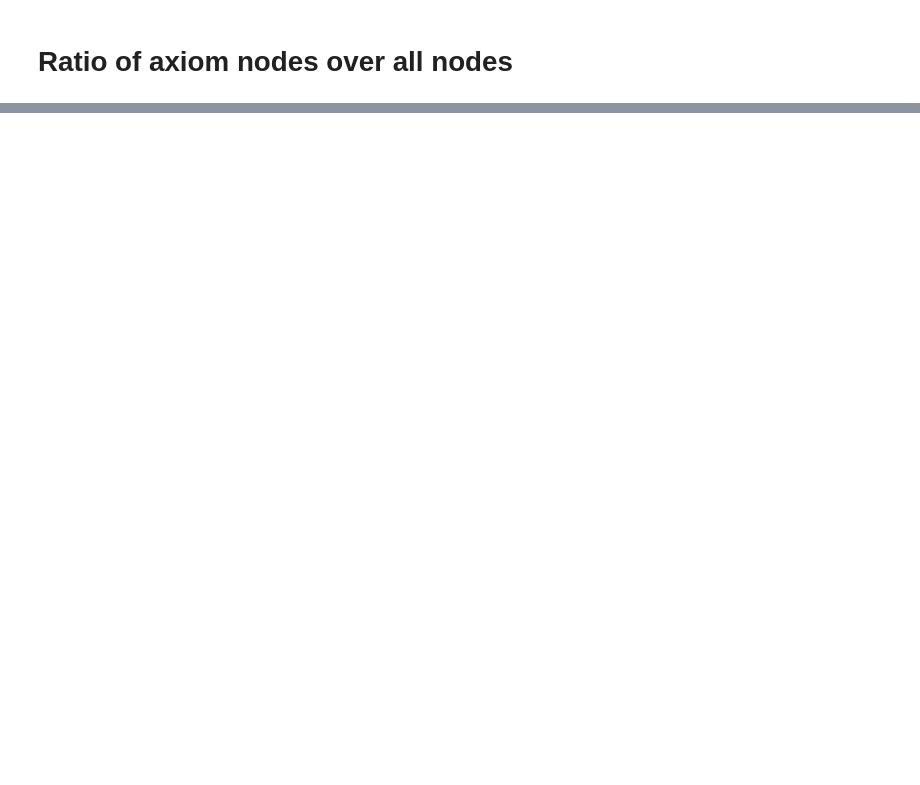
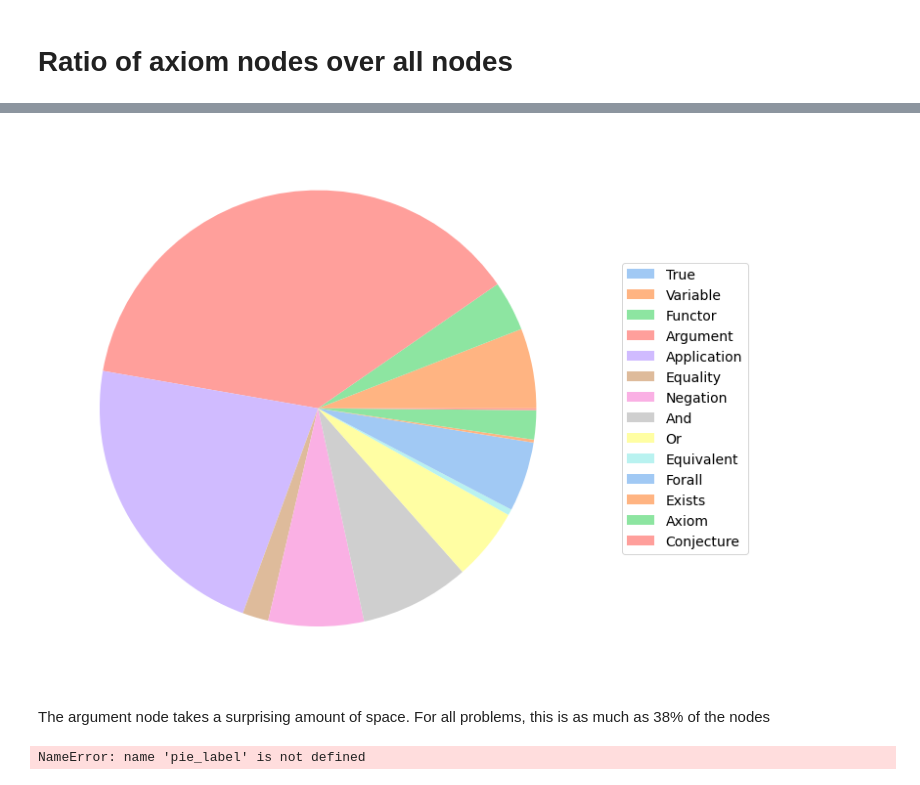
Before and after one commit to EdvardHolden/gnn-entailment-caption, a Jupyter notebook: notebooks/Analyse nodes.ipynb, the cells around one changed output, grey strips where cells are left out. Saved outputs shown, nothing was run; the diff lists cells and outputs as text; code cells hidden in the pictures; blank space fills up the shorter version.

```diff
--- a/notebooks/Analyse nodes.ipynb
+++ b/notebooks/Analyse nodes.ipynb
@@ -68,0 +78,40 @@ Avg ratio: 0.03
+# %%
+nodes_list = []
+for d in data:
+    nodes_list.extend(d.x.tolist())
+
+c = Counter(nodes_list)
+del nodes_list
+# %%
+pie_data = []
+pie_labels = []
+for i, n_type in NODE_TYPE.items():
+
+    if i in c:
+        pie_data.append(c[i])
+        pie_labels.append(n_type)
+# %%
+colors = sns.color_palette('pastel')[0:len(NODE_TYPE)]
+
+plt.rcParams["figure.figsize"] = (10, 12)
+#plt.pie(pie_data , labels= pie_label, colors = colors, autopct='%.0f%%', textprops={'fontsize': 16})
+#patches, texts, ratios = plt.pie(pie_data, colors = colors, autopct='%.0f%%')
+patches, texts = plt.pie(pie_data, colors = colors)
+
+#patches, texts = plt.pie(pie_data, colors = colors) #, autopct='%.0f%%', textprops={'fontsize': 16})
+
+
+plt.legend(patches, pie_labels, loc='right',fontsize=14, bbox_to_anchor=(1.3, 0.5))
+
+#plt.tight_layout()
+
+plt.show()
+# %% [output]
+[figure, added]
+# %% [markdown]
+The argument node takes a surprising amount of space.
+For all problems, this is as much as 38% of the nodes
+# %%
+plt.pie(pie_data , labels= pie_label, colors = colors, autopct='%.0f%%', textprops={'fontsize': 16})
+# %% [output]
+NameError: name 'pie_label' is not defined
```
Also changed, not shown: parts of 10 cells of this notebook.
